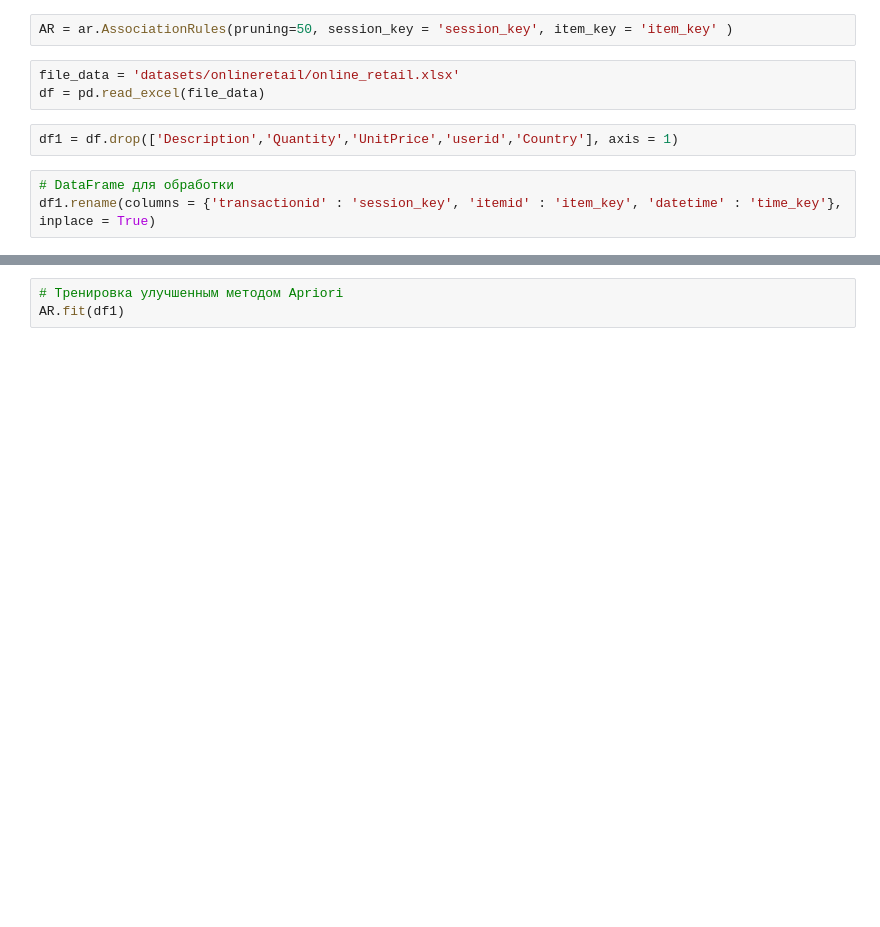
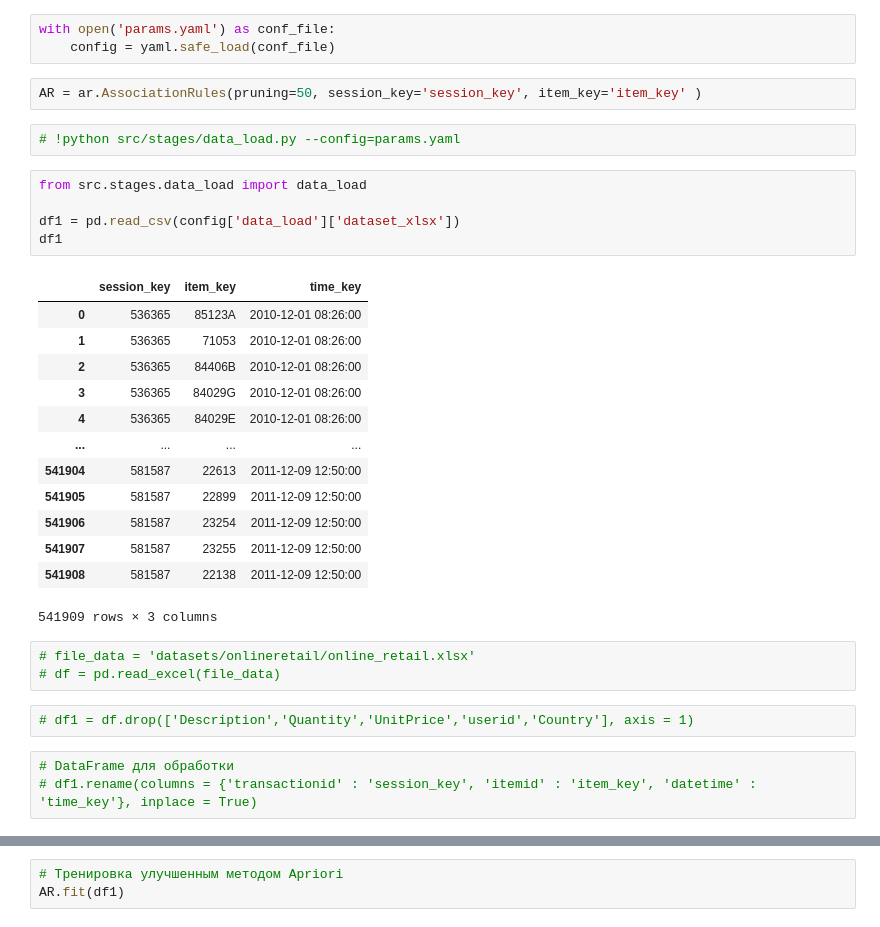
Before and after one commit to SergKornev/SBRS, a Jupyter notebook: notebooks/ModApriopri.ipynb, the cells around one changed output, grey strips where cells are left out. Saved outputs shown, nothing was run; the diff lists cells and outputs as text; blank space fills up the shorter version.

```diff
--- a/notebooks/ModApriopri.ipynb
+++ b/notebooks/ModApriopri.ipynb
@@ -19,13 +22,37 @@ import time
-# %%
-AR = ar.AssociationRules(pruning=50, session_key = 'session_key', item_key = 'item_key' )
+# %%
+with open('params.yaml') as conf_file:
+    config = yaml.safe_load(conf_file)
+# %%
+AR = ar.AssociationRules(pruning=50, session_key='session_key', item_key='item_key' )
+# %%
+# !python src/stages/data_load.py --config=params.yaml
+# %%
+from src.stages.data_load import data_load
+
+df1 = pd.read_csv(config['data_load']['dataset_xlsx'])
+df1
+# %% [output]
+|  | session_key | item_key | time_key |
+| 0 | 536365 | 85123A | 2010-12-01 08:26:00 |
+| 1 | 536365 | 71053 | 2010-12-01 08:26:00 |
+| 2 | 536365 | 84406B | 2010-12-01 08:26:00 |
+| 3 | 536365 | 84029G | 2010-12-01 08:26:00 |
+| 4 | 536365 | 84029E | 2010-12-01 08:26:00 |
+| ... | ... | ... | ... |
+| 541904 | 581587 | 22613 | 2011-12-09 12:50:00 |
+| 541905 | 581587 | 22899 | 2011-12-09 12:50:00 |
+| 541906 | 581587 | 23254 | 2011-12-09 12:50:00 |
+| 541907 | 581587 | 23255 | 2011-12-09 12:50:00 |
+| 541908 | 581587 | 22138 | 2011-12-09 12:50:00 |
+541909 rows × 3 columns
 # %%
-file_data = 'datasets/onlineretail/online_retail.xlsx'
-df = pd.read_excel(file_data)
+# file_data = 'datasets/onlineretail/online_retail.xlsx'
+# df = pd.read_excel(file_data)
 # %%
-df1 = df.drop(['Description','Quantity','UnitPrice','userid','Country'], axis = 1)
+# df1 = df.drop(['Description','Quantity','UnitPrice','userid','Country'], axis = 1)
 # %%
 # DataFrame для обработки
-df1.rename(columns = {'transactionid' : 'session_key', 'itemid' : 'item_key', 'datetime' : 'time_key'}, inplace = True)
+# df1.rename(columns = {'transactionid' : 'session_key', 'itemid' : 'item_key', 'datetime' : 'time_key'}, inplace = True)
 # %%
 # График кол-ва покупок каждого товара
 def item_hist():
```
Also changed, not shown: parts of 6 cells of this notebook, 5 other files.
